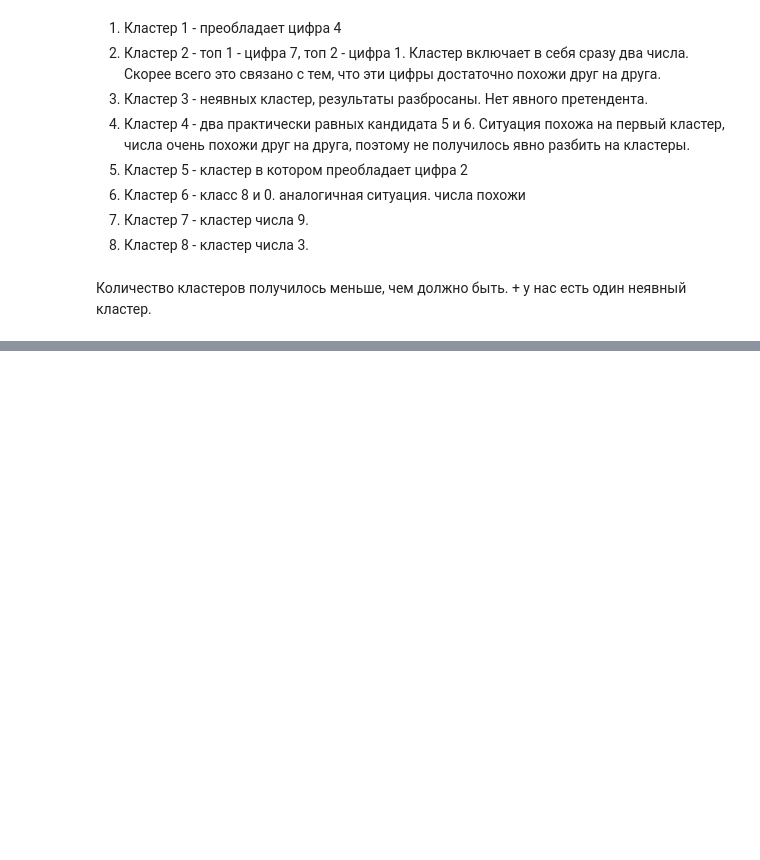
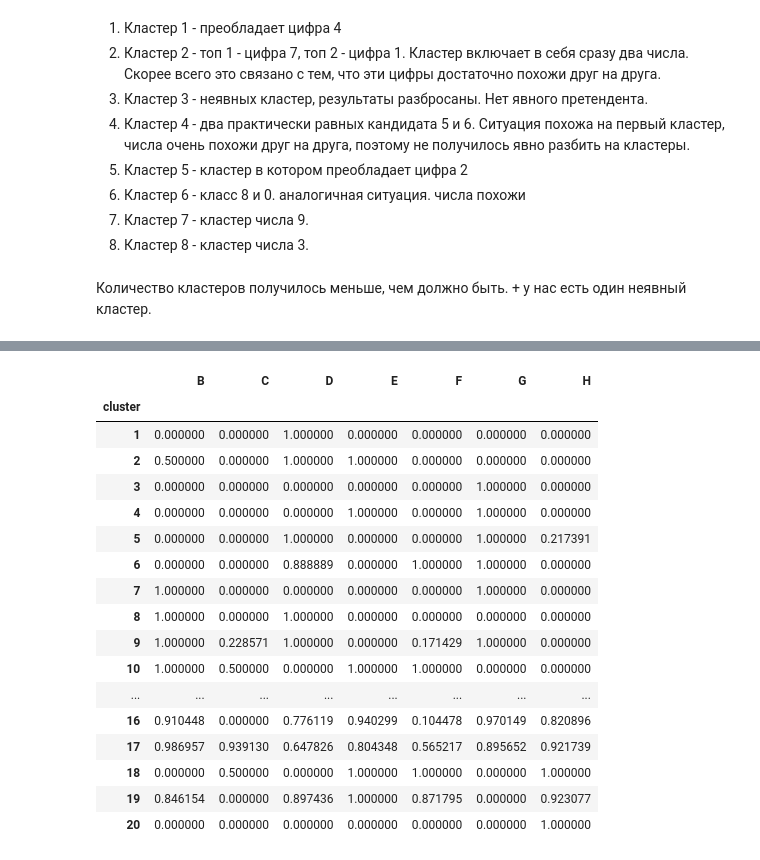
Before and after one commit to potyomin/DA_on_python_labs, a Jupyter notebook: notebooks/lab_1_3.ipynb, the cells around one changed output, grey strips where cells are left out. Cells and saved outputs as stored; diff of their text form; code cells hidden in the pictures; blank space fills up the shorter version.

```diff
--- a/notebooks/lab_1_3.ipynb
+++ b/notebooks/lab_1_3.ipynb
@@ -278,0 +700,21 @@ Z = linkage(X_2, method='ward', metric='euclidean')
+# %%
+X_J.groupby('cluster').mean()
+# %% [output]
+|  | B | C | D | E | F | G | H |
+| cluster |  |  |  |  |  |  |  |
+| 1 | 0.000000 | 0.000000 | 1.000000 | 0.000000 | 0.000000 | 0.000000 | 0.000000 |
+| 2 | 0.500000 | 0.000000 | 1.000000 | 1.000000 | 0.000000 | 0.000000 | 0.000000 |
+| 3 | 0.000000 | 0.000000 | 0.000000 | 0.000000 | 0.000000 | 1.000000 | 0.000000 |
+| 4 | 0.000000 | 0.000000 | 0.000000 | 1.000000 | 0.000000 | 1.000000 | 0.000000 |
+| 5 | 0.000000 | 0.000000 | 1.000000 | 0.000000 | 0.000000 | 1.000000 | 0.217391 |
+| 6 | 0.000000 | 0.000000 | 0.888889 | 0.000000 | 1.000000 | 1.000000 | 0.000000 |
+| 7 | 1.000000 | 0.000000 | 0.000000 | 0.000000 | 0.000000 | 1.000000 | 0.000000 |
+| 8 | 1.000000 | 0.000000 | 1.000000 | 0.000000 | 0.000000 | 0.000000 | 0.000000 |
+| 9 | 1.000000 | 0.228571 | 1.000000 | 0.000000 | 0.171429 | 1.000000 | 0.000000 |
+| 10 | 1.000000 | 0.500000 | 0.000000 | 1.000000 | 1.000000 | 0.000000 | 0.000000 |
+| ... | ... | ... | ... | ... | ... | ... | ... |
+| 16 | 0.910448 | 0.000000 | 0.776119 | 0.940299 | 0.104478 | 0.970149 | 0.820896 |
+| 17 | 0.986957 | 0.939130 | 0.647826 | 0.804348 | 0.565217 | 0.895652 | 0.921739 |
+| 18 | 0.000000 | 0.500000 | 0.000000 | 1.000000 | 1.000000 | 0.000000 | 1.000000 |
+| 19 | 0.846154 | 0.000000 | 0.897436 | 1.000000 | 0.871795 | 0.000000 | 0.923077 |
+| 20 | 0.000000 | 0.000000 | 0.000000 | 0.000000 | 0.000000 | 0.000000 | 1.000000 |
```
Also changed, not shown: parts of 75 cells of this notebook.
